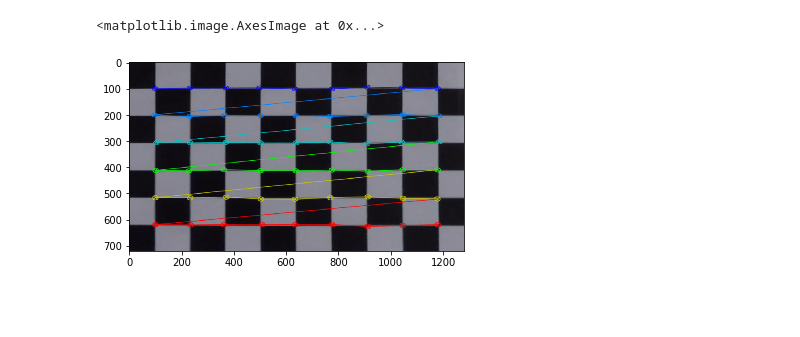
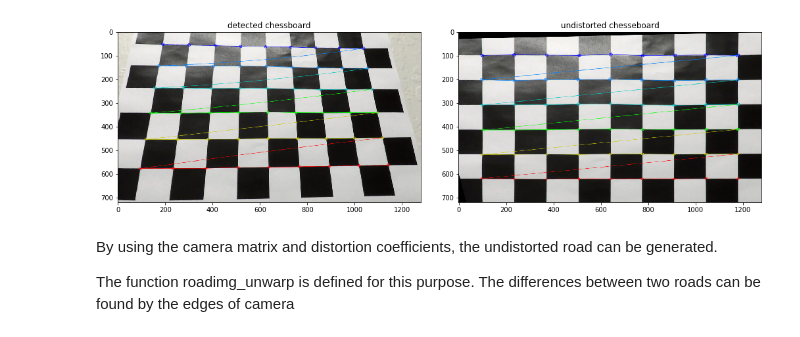
Before and after one commit to oRESANo/Udacity-CarND-Advanced-Lane-Lines, a Jupyter notebook: p2.ipynb, the cells around one changed output. Cells and saved outputs as stored; diff of their text form; code cells hidden in the pictures; blank space fills up the shorter version.

```diff
--- a/p2.ipynb
+++ b/p2.ipynb
@@ -98,6 +140,28 @@ def cal_undistort_unwarped(img, objpoints, imgpoints, nx, ny):
-# %%
-warped_img,M = cal_undistort_unwarped(img, objpoints, imgpoints, nx=9, ny=6)
-plt.imshow(warped_img)
-# %% [output]
-<matplotlib.image.AxesImage at 0x...>
-[figure, removed]
+# %%
+# getting all undistortion chessboard image
+chesseboard = plt.imread(r'C:\Users\caoxi\Desktop\XC Autopilot\CarND-Advanced-Lane-Lines-master\camera_cal\calibration3.jpg')
+
+undistorted, warped, M, mtx,dist = cal_undistort_unwarped(chesseboard, objpoints, imgpoints)
+
+
+fig = plt.figure(figsize=(16,5))
+ax1 = fig.add_axes([0.05,0.05,0.40,0.95])
+ax1.imshow(undistorted)
+ax1.set_title('detected chessboard')
+# now create a subplot which represents the top plot of a grid
+# with 2 rows and 1 column. Since this subplot will overlap the
+# first, the plot (and its axes) previously created, will be removed
+# plt.subplot(121)
+ax2 = fig.add_axes([0.5,0.05,0.4,0.95])
+ax2.imshow(warped)
+ax2.set_title('undistorted chesseboard')
+# plt.imshow(undistorted_road)
+# plt.subplot(122)
+fig.savefig('chesseboard_comparison.jpg')
+# %% [output]
+[figure, added]
+# %% [markdown]
+By using the camera matrix and distortion coefficients, the undistorted road can be generated.
+
+The function roadimg_unwarp is defined for this purpose.
+The differences between two roads can be found by the edges of camera
```
Also changed, not shown: parts of 41 cells of this notebook.
